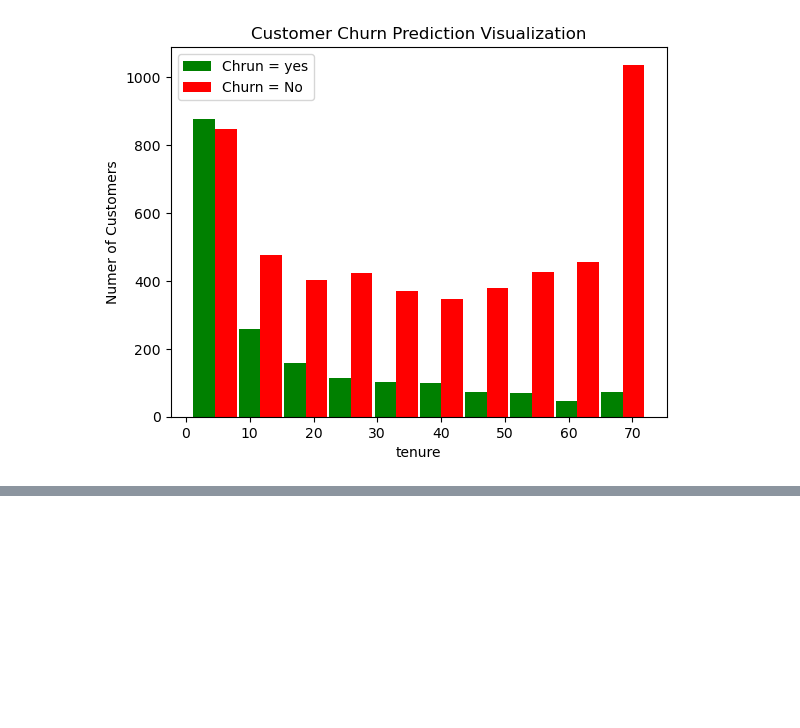
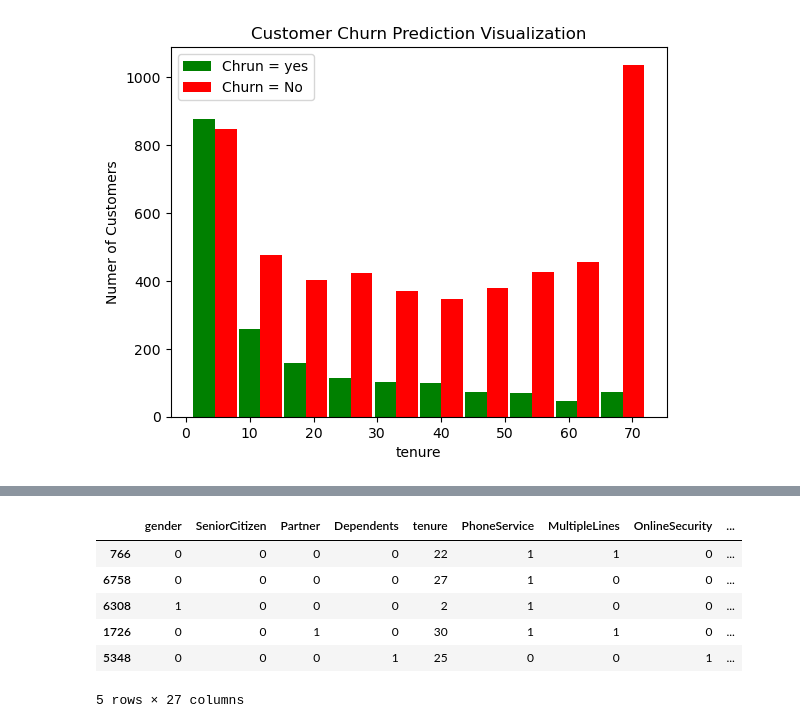
Before and after one commit to Innovanito/deep-learing-basics, a Jupyter notebook: Handling imbalanced dataset/main.ipynb, the cells around one changed output, grey strips where cells are left out. Drawn from its saved outputs; the diff is of its cells as text; code cells hidden in the pictures; blank space fills up the shorter version.

```diff
--- a/Handling imbalanced dataset/main.ipynb
+++ b/Handling imbalanced dataset/main.ipynb
@@ -162,0 +201,3 @@ plt.legend()
+# %%
+df1.replace('No internet service', 'No', inplace=True)
+df1.replace('No phone service', 'No', inplace=True)
@@ -162,0 +224,5 @@ plt.legend()
+# %%
+yes_no_columns = ['Partner', 'Dependents', 'PhoneService', 'MultipleLines', 'OnlineSecurity', 'OnlineBackup', 'DeviceProtection', 'TechSupport', 'StreamingTV', 'StreamingMovies', 'PaperlessBilling', 'Churn']
+
+for col in yes_no_columns:
+  df1[col].replace({'Yes': 1, 'No': 0}, inplace=True)
@@ -162,0 +270,10 @@ plt.legend()
+# %%
+df2.sample(5)
+# %% [output]
+|  | gender | SeniorCitizen | Partner | Dependents | tenure | PhoneService | MultipleLines | OnlineSecurity | ... |
+| 766 | 0 | 0 | 0 | 0 | 22 | 1 | 1 | 0 | ... |
+| 6758 | 0 | 0 | 0 | 0 | 27 | 1 | 0 | 0 | ... |
+| 6308 | 1 | 0 | 0 | 0 | 2 | 1 | 0 | 0 | ... |
+| 1726 | 0 | 0 | 1 | 0 | 30 | 1 | 1 | 0 | ... |
+| 5348 | 0 | 0 | 0 | 1 | 25 | 0 | 0 | 1 | ... |
+5 rows × 27 columns
```
Also changed, not shown: parts of 23 cells of this notebook.
